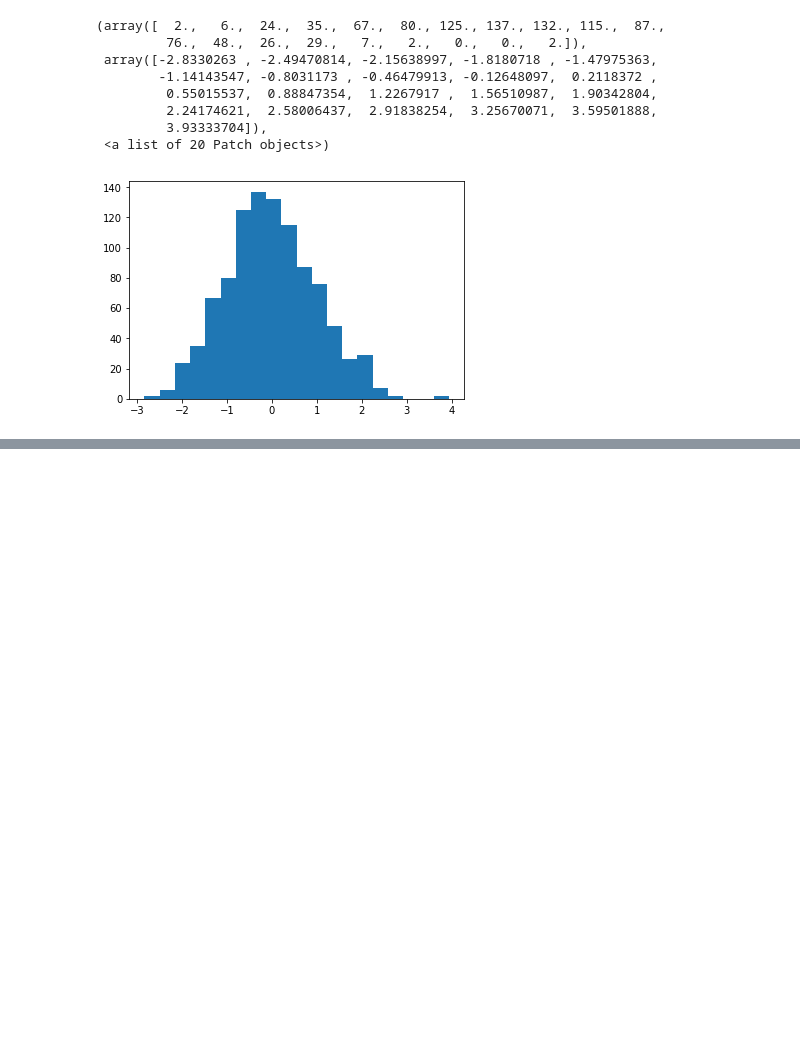
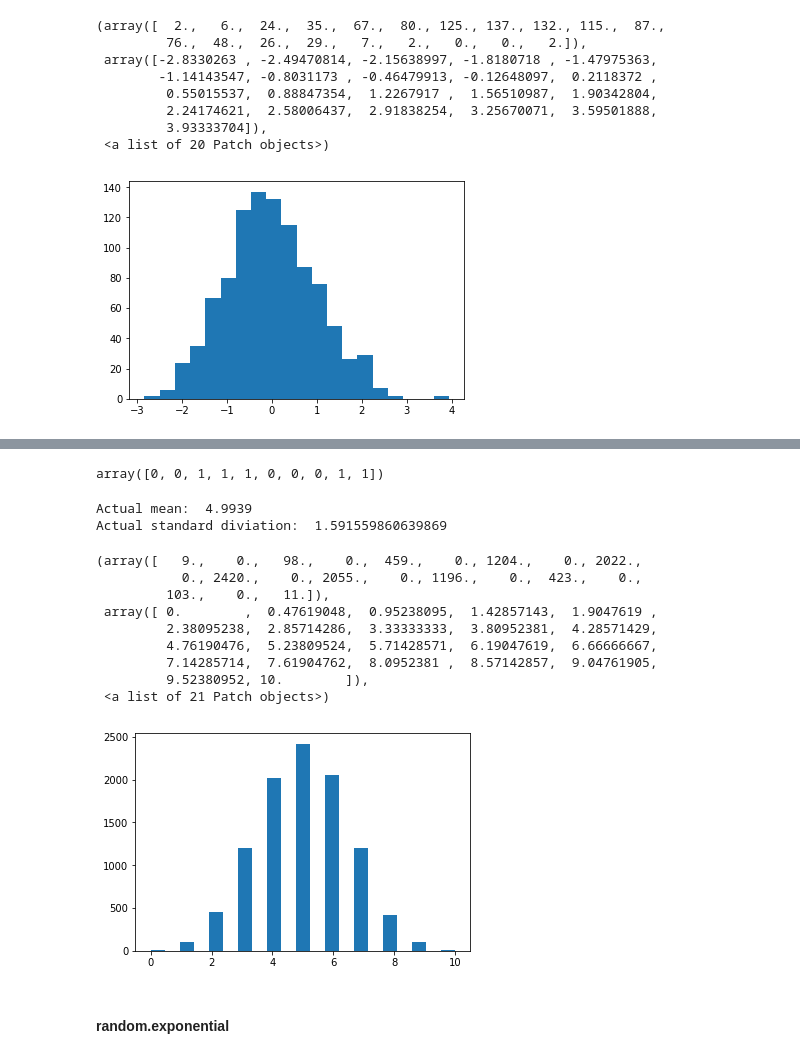
Before and after one commit to andkoc001/fun-with-numpy-random, a Jupyter notebook: exploring-random-numpy.ipynb, the cells around one changed output, grey strips where cells are left out. Drawn from its saved outputs; the diff is of its cells as text; code cells hidden in the pictures; blank space fills up the shorter version.

Commit message:
Binomial distribution added

```diff
--- a/exploring-random-numpy.ipynb
+++ b/exploring-random-numpy.ipynb
@@ -255,0 +257,24 @@ plt.hist(a, bins=20)
+# %%
+np.random.binomial(1,0.5, size=10) # for 10 attempts, what is the result of the test, 1 - success, 0 - failure
+# %% [output]
+array([0, 0, 1, 1, 1, 0, 0, 0, 1, 1])
+# %%
+a = np.random.binomial(10,0.5, size=10000) # how many success will be in n=10 trials of tossing a 'fair' coin (p=0.5), test repetead 10000 times
+print("Actual mean: ", np.mean(a))
+print("Actual standard diviation: ", np.std(a))
+plt.hist(a, bins=21) # density of successes in 10-trials binomial tests repeated 10000 times
+# %% [output]
+Actual mean:  4.9939
+Actual standard diviation:  1.591559860639869
+(array([   9.,    0.,   98.,    0.,  459.,    0., 1204.,    0., 2022.,
+           0., 2420.,    0., 2055.,    0., 1196.,    0.,  423.,    0.,
+         103.,    0.,   11.]),
+ array([ 0.        ,  0.47619048,  0.95238095,  1.42857143,  1.9047619 ,
+         2.38095238,  2.85714286,  3.33333333,  3.80952381,  4.28571429,
+         4.76190476,  5.23809524,  5.71428571,  6.19047619,  6.66666667,
+         7.14285714,  7.61904762,  8.0952381 ,  8.57142857,  9.04761905,
+         9.52380952, 10.        ]),
+ <a list of 21 Patch objects>)
+[figure, added]
+# %% [markdown]
+#### random.exponential
```
Also changed, not shown: parts of 3 cells of this notebook.
